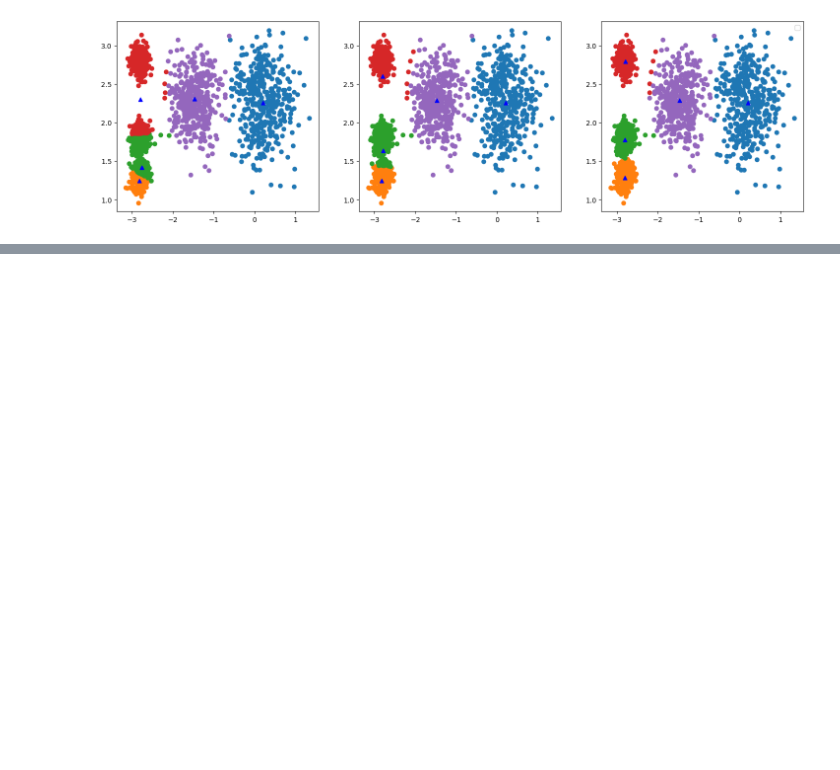
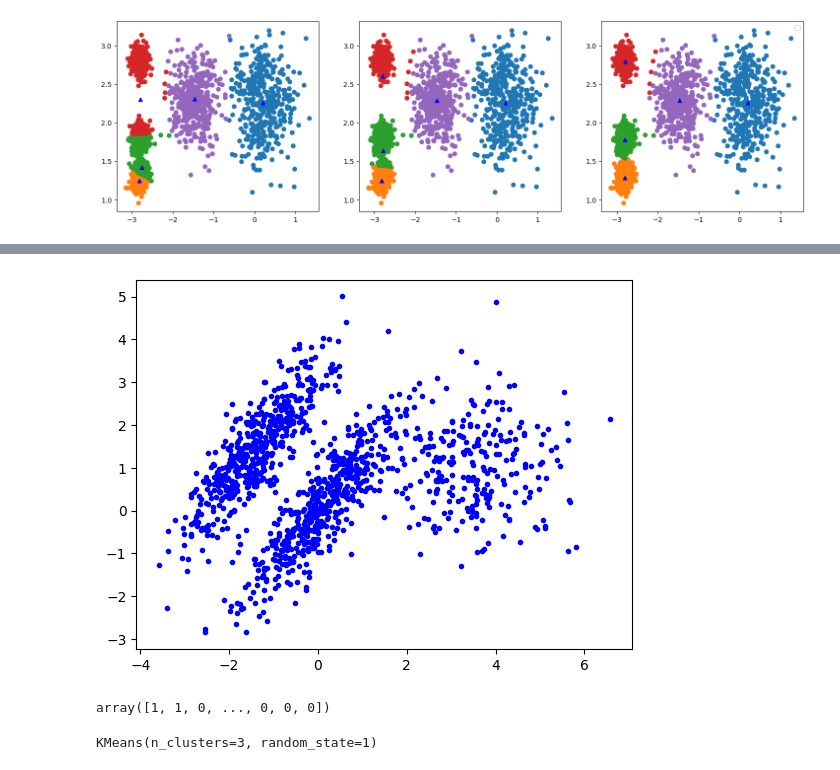
Before and after one commit to zwd1224/machine_learning_practice, a Jupyter notebook: 机器学习/聚类/k_means.ipynb, the cells around one changed output, grey strips where cells are left out. Saved outputs shown, nothing was run; the diff lists cells and outputs as text; code cells hidden in the pictures; blank space fills up the shorter version.

```diff
--- a/机器学习/聚类/k_means.ipynb
+++ b/机器学习/聚类/k_means.ipynb
@@ -246,0 +318,9 @@ plt.show()
+# %%
+
+X1,y1 = make_blobs(n_samples=1000, centers = ((4,-4),(0,0)),random_state=42)
+X1 = X1.dot(np.array([[0.374,0.95],[0.732,0.598]]))
+X2,y2 = make_blobs(n_samples=250, centers = 1,random_state=42)
+X2 = X2 + [6,-8]
+# np.r_ 沿行方向（axis=0）拼接数组，类似 np.concatenate(axis=0) 或 np.vstack。
+X = np.r_[X1,X2]
+y = np.r_[y1,y2]
@@ -246,0 +392,17 @@ plt.show()
+# %%
+plt.plot(X[:,0],X[:,1], 'b.')
+plt.show()
+# %% [output]
+[figure, added]
+# %%
+y
+# %% [output]
+array([1, 1, 0, ..., 0, 0, 0])
+# %%
+kmeans_good = KMeans(n_clusters=3,init=np.array([[-1.5,2.5],[0.5,0],[4,0]]),n_init=1,random_state=1)
+kmeans_bad = KMeans(n_clusters=3,random_state=1)
+
+kmeans_good.fit(X)
+kmeans_bad.fit(X)
+# %% [output]
+KMeans(n_clusters=3, random_state=1)
```
Also changed, not shown: parts of 25 cells of this notebook, 3 other files.
